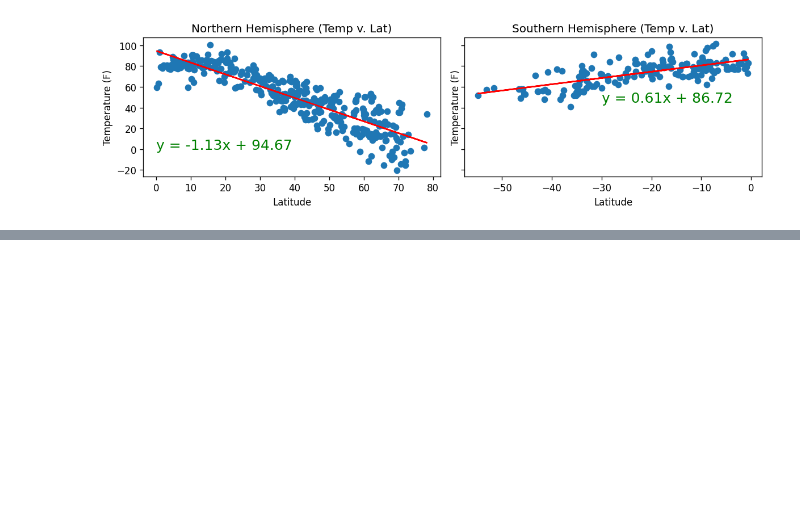
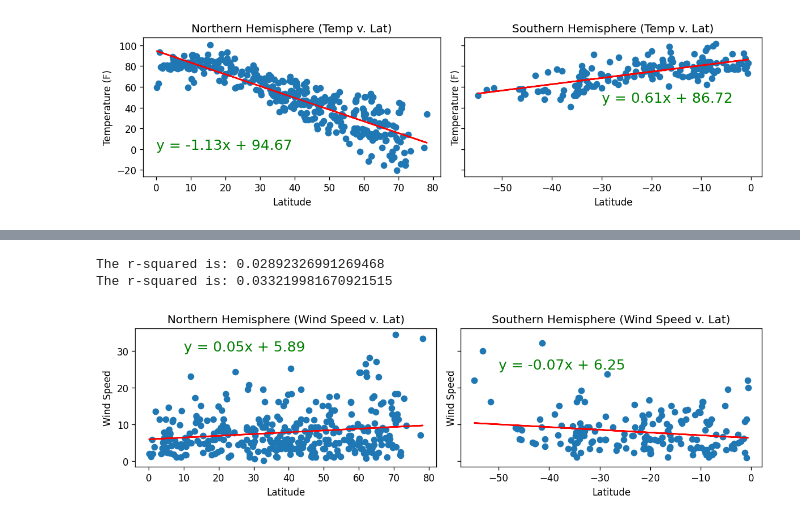
Before and after one commit to inkosi-codes/python-api-challenge, a Jupyter notebook: WeatherPy/WeatherPy.ipynb, the cells around one changed output, grey strips where cells are left out. Drawn from its saved outputs; the diff is of its cells as text; code cells hidden in the pictures; blank space fills up the shorter version.

```diff
--- a/WeatherPy/WeatherPy.ipynb
+++ b/WeatherPy/WeatherPy.ipynb
@@ -234,2 +274,36 @@ The r-squared is: 0.010023238785402972
+# %%
+#Set dimensions & titles for side-by-side plots
+fig, (ax1, ax2) = plt.subplots(1,2, figsize=(10,3), sharey=True, dpi=120)
+ax1.set_title('Northern Hemisphere (Wind Speed v. Lat)'); ax2.set_title('Southern Hemisphere (Wind Speed v. Lat)')
+
+#Plot Northern Hemisphere Scatter w/ annotation
+(slope, intercept, rvalue, pvalue, stderr) = st.linregress(north_x_value,northern['Wind Speed'])
+regress_values = north_x_value * slope + intercept
+line_eq = "y = " + str(round(slope,2)) + "x + " + str(round(intercept,2))
+ax1.scatter(north_x_value,northern['Wind Speed'])
+ax1.plot(north_x_value,regress_values,"r-")
+ax1.annotate(line_eq,(10,30),fontsize=15,color="green")
+ax1.set_xlabel("Latitude")
+ax1.set_ylabel("Wind Speed")
+print(f"The r-squared is: {rvalue**2}")
+
+#Plot SouthernHemisphere Scatter w/ annotation
+(slope, intercept, rvalue, pvalue, stderr) = st.linregress(south_x_value,southern['Wind Speed'])
+regress_values = south_x_value * slope + intercept
+line_eq = "y = " + str(round(slope,2)) + "x + " + str(round(intercept,2))
+ax2.scatter(south_x_value,southern['Wind Speed'])
+ax2.plot(south_x_value,regress_values,"r-")
+ax2.annotate(line_eq,(-50,25),fontsize=15,color="green")
+ax2.set_xlabel("Latitude")
+ax2.set_ylabel("Wind Speed")
+print(f"The r-squared is: {rvalue**2}")
+
+#Show plot
+plt.tight_layout()
+plt.show()
+# %% [output]
+The r-squared is: 0.02892326991269468
+The r-squared is: 0.033219981670921515
+[figure, added]
 # %%
 #%reset
```
Also changed, not shown: parts of 3 cells of this notebook.
